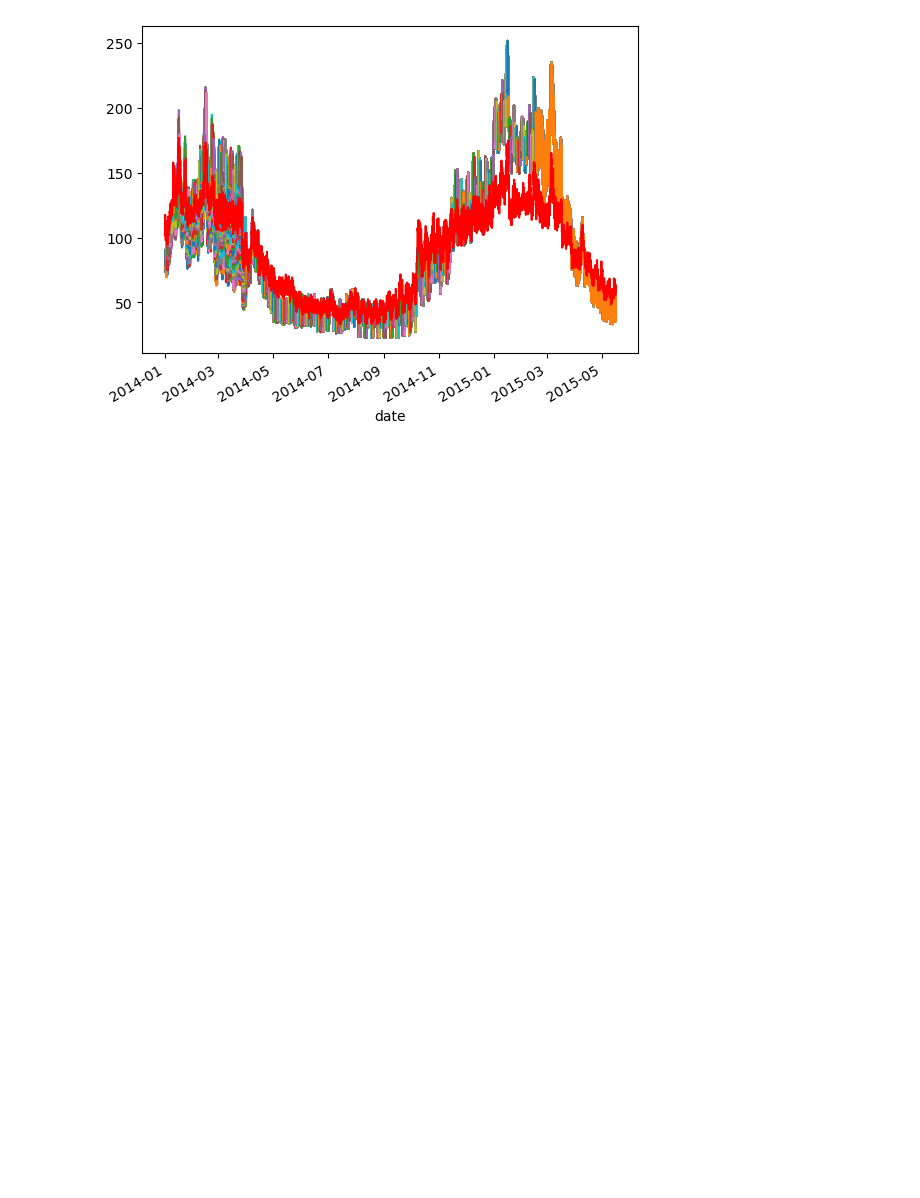
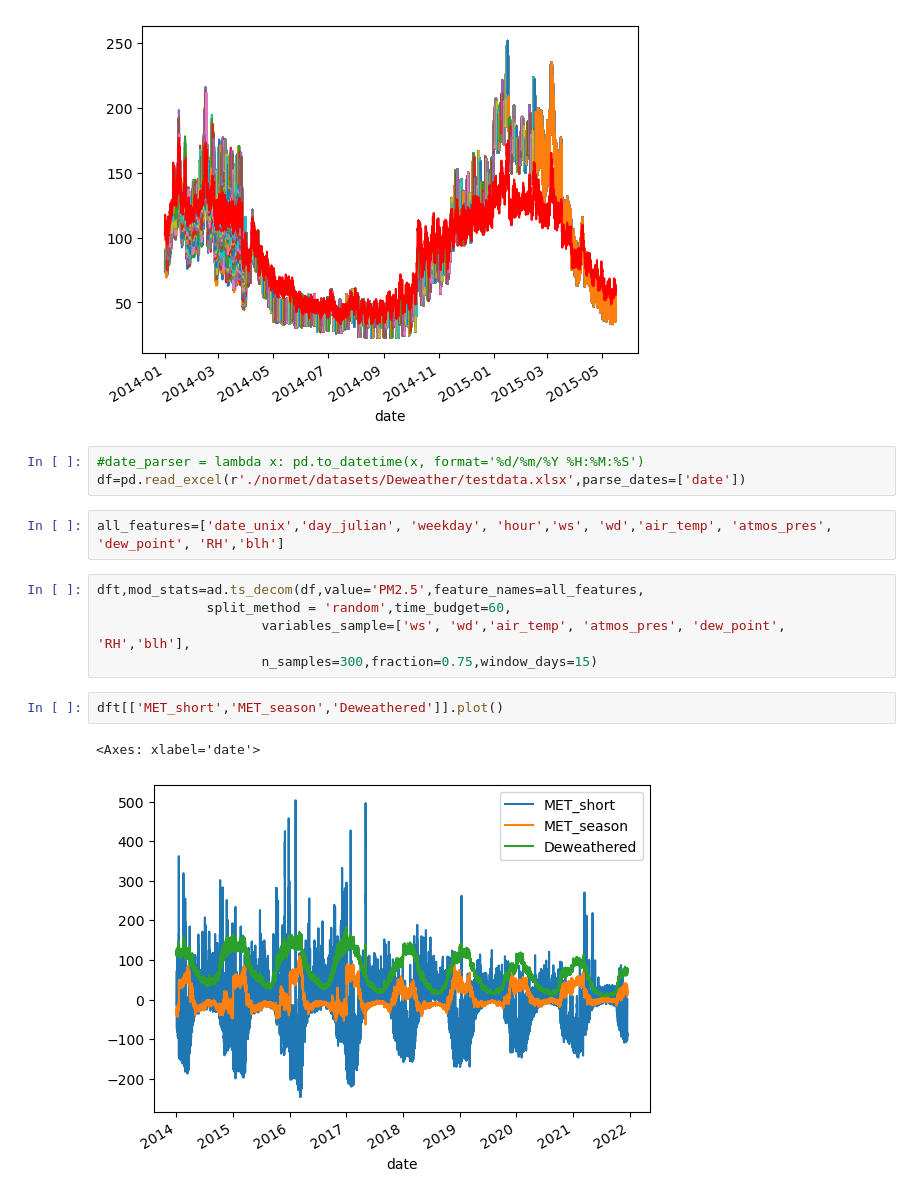
Before and after one commit to m-edal/normet, a Jupyter notebook: tutorials/Case1_autodeweather.ipynb, the cells around one changed output. Drawn from its saved outputs; the diff is of its cells as text; blank space fills up the shorter version.

```diff
--- a/tutorials/Case1_autodeweather.ipynb
+++ b/tutorials/Case1_autodeweather.ipynb
@@ -318,3 +318,18 @@ dfrx.iloc[:,1:].plot(c='r',ax=ax)
 ax.legend().set_visible(False)
 # %% [output]
 [figure]
+# %%
+#date_parser = lambda x: pd.to_datetime(x, format='%d/%m/%Y %H:%M:%S')
+df=pd.read_excel(r'./normet/datasets/Deweather/testdata.xlsx',parse_dates=['date'])
+# %%
+all_features=['date_unix','day_julian', 'weekday', 'hour','ws', 'wd','air_temp', 'atmos_pres', 'dew_point', 'RH','blh']
+# %%
+dft,mod_stats=ad.ts_decom(df,value='PM2.5',feature_names=all_features,
+              split_method = 'random',time_budget=60,
+                     variables_sample=['ws', 'wd','air_temp', 'atmos_pres', 'dew_point', 'RH','blh'],
+                     n_samples=300,fraction=0.75,window_days=15)
+# %%
+dft[['MET_short','MET_season','Deweathered']].plot()
+# %% [output]
+<Axes: xlabel='date'>
+[figure, added]
```
Also changed, not shown: parts of 2 cells of this notebook.
